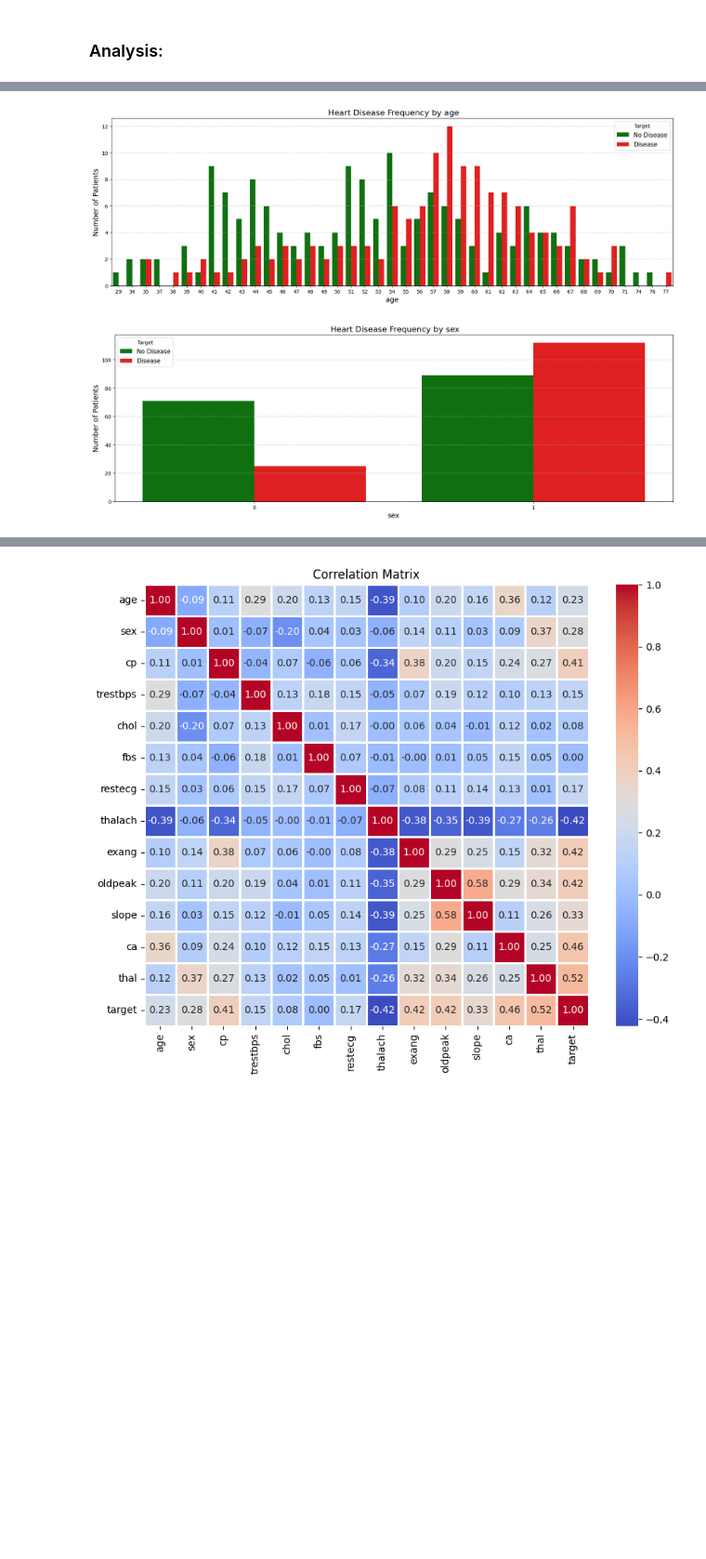
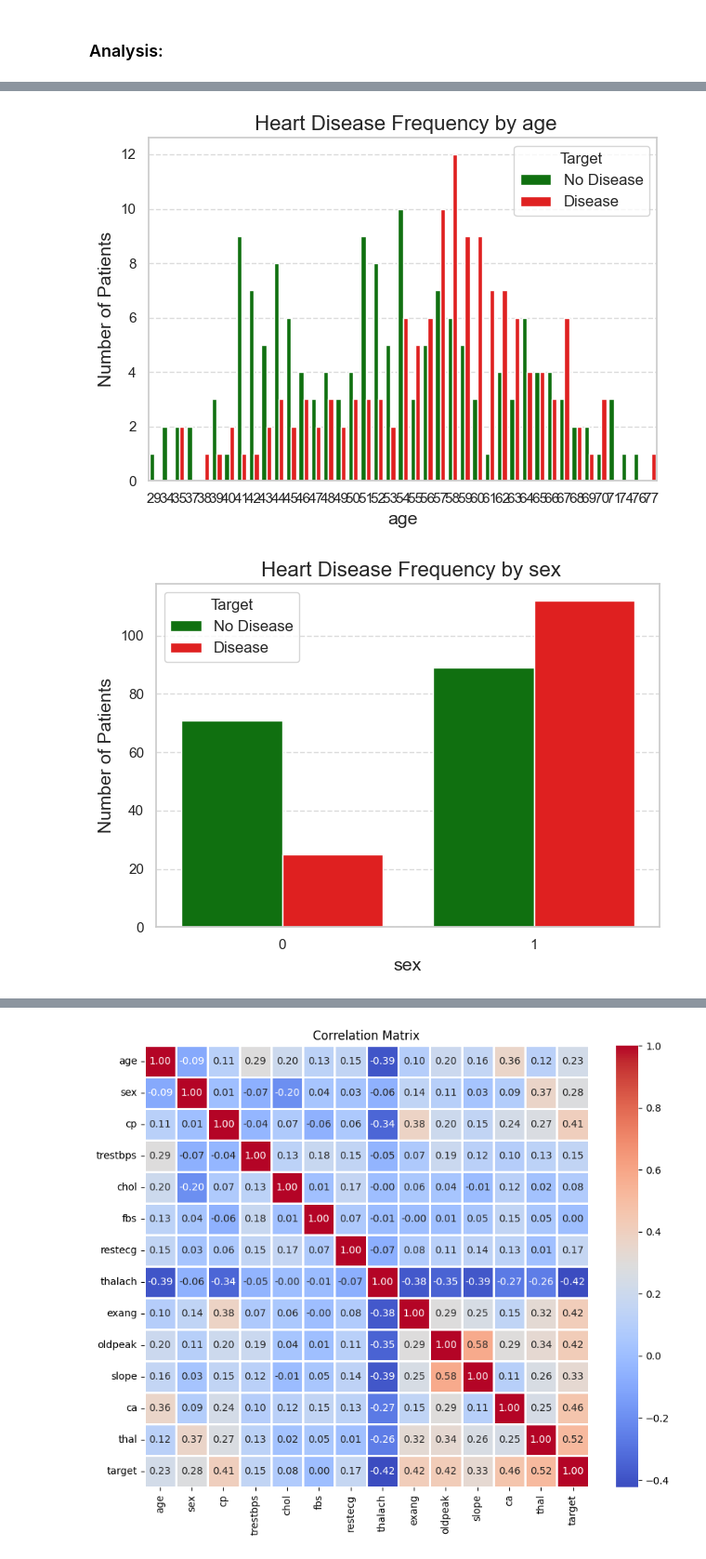
Before and after one commit to cristiano-nicolau/faa_t1, a Jupyter notebook: data_analyses.ipynb, the cells around one changed output, grey strips where cells are left out. Shown at 93% size. Cells and saved outputs as stored; diff of their text form; code cells hidden in the pictures; blank space fills up the shorter version.

```diff
--- a/data_analyses.ipynb
+++ b/data_analyses.ipynb
@@ -123,16 +277,17 @@ plt.show()
 # %%
 
 for column in df.columns:
-    plt.figure(figsize=(20, 6))
+
     sns.countplot(data=df, x=column, hue='target', palette={0: 'green', 1: 'red'}, dodge=True)
 
     plt.title(f' Heart Disease Frequency by {column}', fontsize=16)
     plt.xlabel(column, fontsize=14)
     plt.ylabel('Number of Patients', fontsize=14)
     plt.legend(title='Target', labels=['No Disease', 'Disease'], fontsize=12)
 
     plt.grid(axis='y', linestyle='--', alpha=0.7)
+    plt.tight_layout()
     plt.show()
 # %% [output]
-[figure, old version]
+[figure, new version]
-[figure, old version]
+[figure, new version]
```
Also changed, not shown: parts of 25 cells of this notebook.
